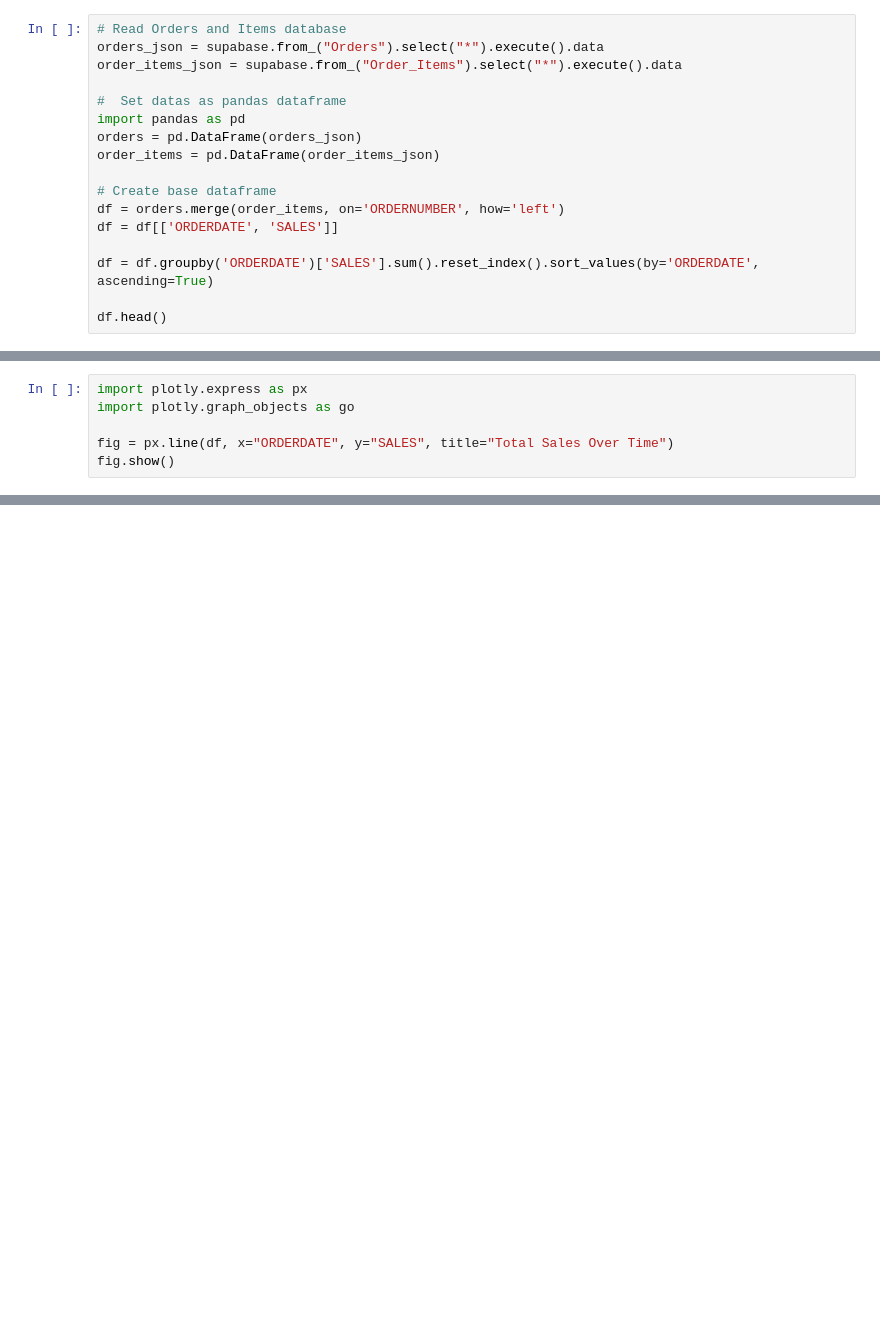
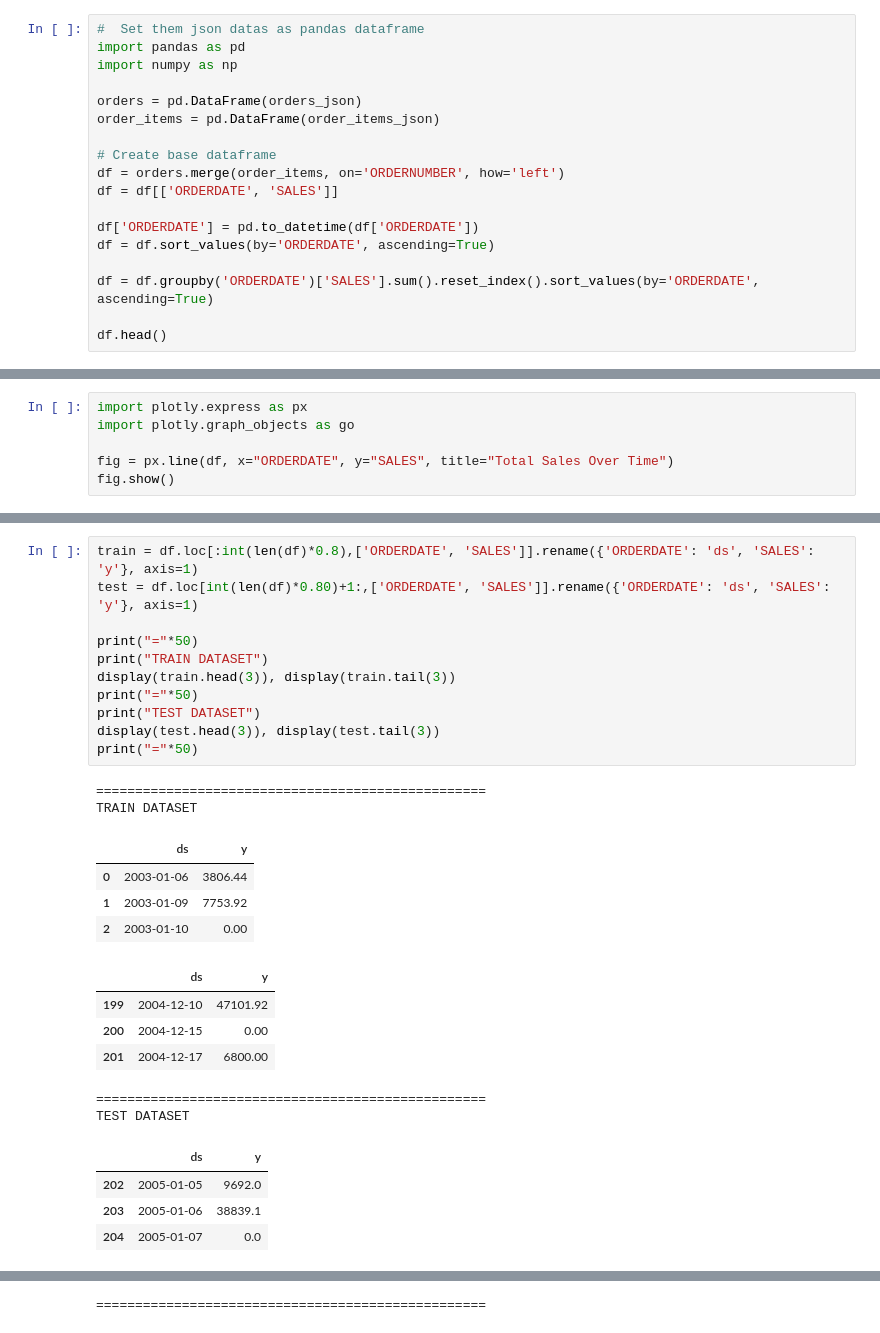
Before and after one commit to AshNumpy/Sales-End-to-End-ML-Project, a Jupyter notebook: Machine-Learning/time-series.ipynb, the cells around one changed output, grey strips where cells are left out. Cells and saved outputs as stored; diff of their text form; blank space fills up the shorter version.

```diff
--- a/Machine-Learning/time-series.ipynb
+++ b/Machine-Learning/time-series.ipynb
@@ -11,12 +15,10 @@ supabase: Client = create_client(url, key)
 # %% [markdown]
 # Dataframe
 # %%
-# Read Orders and Items database
-orders_json = supabase.from_("Orders").select("*").execute().data
-order_items_json = supabase.from_("Order_Items").select("*").execute().data
+#  Set them json datas as pandas dataframe
+import pandas as pd
+import numpy as np
 
-#  Set datas as pandas dataframe
-import pandas as pd
 orders = pd.DataFrame(orders_json)
 order_items = pd.DataFrame(order_items_json)
 
@@ -24,6 +26,9 @@ order_items = pd.DataFrame(order_items_json)
 df = orders.merge(order_items, on='ORDERNUMBER', how='left')
 df = df[['ORDERDATE', 'SALES']]
 
+df['ORDERDATE'] = pd.to_datetime(df['ORDERDATE'])
+df = df.sort_values(by='ORDERDATE', ascending=True)
+
 df = df.groupby('ORDERDATE')['SALES'].sum().reset_index().sort_values(by='ORDERDATE', ascending=True)
 
 df.head()
@@ -88,0 +59,28 @@ print(forecast[['ds', 'yhat', 'yhat_lower', 'yhat_upper']].head())
+# %%
+train = df.loc[:int(len(df)*0.8),['ORDERDATE', 'SALES']].rename({'ORDERDATE': 'ds', 'SALES': 'y'}, axis=1)
+test = df.loc[int(len(df)*0.80)+1:,['ORDERDATE', 'SALES']].rename({'ORDERDATE': 'ds', 'SALES': 'y'}, axis=1)
+
+print("="*50)
+print("TRAIN DATASET")
+display(train.head(3)), display(train.tail(3))
+print("="*50)
+print("TEST DATASET")
+display(test.head(3)), display(test.tail(3))
+print("="*50)
+# %% [output]
+==================================================
+TRAIN DATASET
+|  | ds | y |
+| 0 | 2003-01-06 | 3806.44 |
+| 1 | 2003-01-09 | 7753.92 |
+| 2 | 2003-01-10 | 0.00 |
+|  | ds | y |
+| 199 | 2004-12-10 | 47101.92 |
+| 200 | 2004-12-15 | 0.00 |
+| 201 | 2004-12-17 | 6800.00 |
+==================================================
+TEST DATASET
+|  | ds | y |
+| 202 | 2005-01-05 | 9692.0 |
+| 203 | 2005-01-06 | 38839.1 |
+| 204 | 2005-01-07 | 0.0 |
@@ -88,0 +91 @@ print(forecast[['ds', 'yhat', 'yhat_lower', 'yhat_upper']].head())
+==================================================
```
Also changed, not shown: parts of 20 cells of this notebook.
